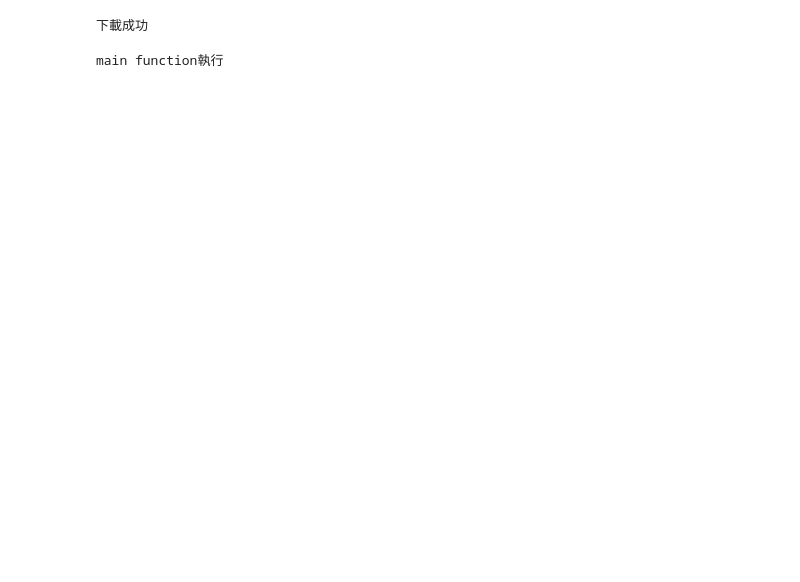
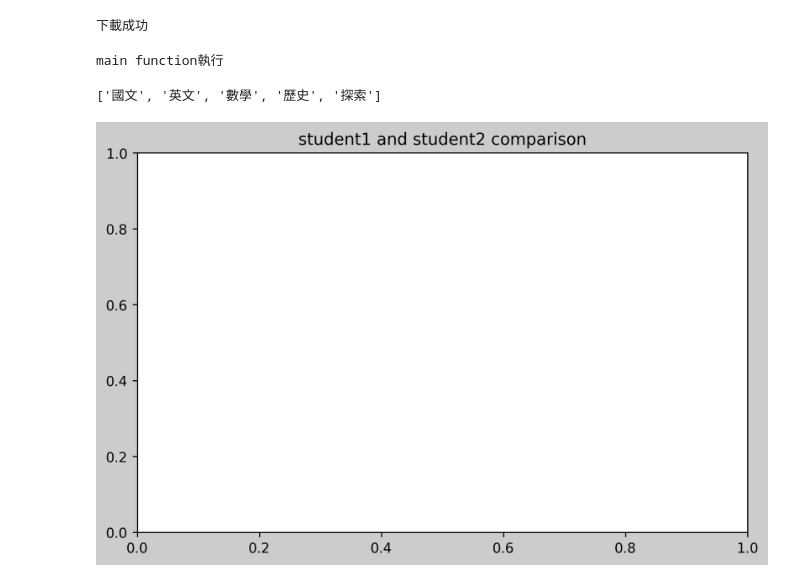
Before and after one commit to jinjin04280428/jin, a Jupyter notebook: a.ipynb, the cells around one changed output. Saved outputs shown, nothing was run; the diff lists cells and outputs as text; code cells hidden in the pictures; blank space fills up the shorter version.

```diff
--- a/a.ipynb
+++ b/a.ipynb
@@ -241,0 +248,37 @@ import matplotlib.pyplot as plt
+# %%
+import matplotlib.pyplot as plt
+from matplotlib.font_manager import FontProperties
+font=FontProperties(fname='/usr/share/fonts/truetype/dejavu/DejaVuSans.ttf',size=8)
+font1=FontProperties(fname='/usr/share/fonts/truetype/dejavu/DejaVuSans.ttf',size=12)
+#window font=FontProperties(fname=r'c:\windows\fonts\simsun.ttc',size=8)
+
+student1 = {'國文':78, '英文':80, '數學':92, '歷史':75, '探索':85}
+student2 = {'國文':90, '英文':75, '數學':98, '歷史':65, '探索':75}
+
+subjects =list(student1.keys())
+value1 =list(student1.values())
+value2 = list(student2.values())
+
+subjects
+# %% [output]
+['國文', '英文', '數學', '歷史', '探索']
+# %%
+import matplotlib.pyplot as plt
+from matplotlib.font_manager import FontProperties
+#font=FontProperties(fname='/usr/share/fonts/truetype/dejavu/DejaVuSans.ttf',size=8)
+#font1=FontProperties(fname='/usr/share/fonts/truetype/dejavu/DejaVuSans.ttf',size=12)
+#window font=FontProperties(fname=r'c:\windows\fonts\simsun.ttc',size=8)
+
+student1 = {'chinese':78, 'english':80, 'math':92, 'history':75, 'discover':85}
+student2 = {'chinese':90, 'english':75, 'math':98, 'history':65, 'discover':75}
+
+subjects =list(student1.keys())
+value1 =list(student1.values())
+value2 = list(student2.values())
+
+fig = plt.figure(figsize=(8,5), dpi=250, facecolor="#cccccc")
+ax = fig.add_subplot(1,1,1)
+ax.set_title("student1 and student2 comparison")
+plt.show()
+# %% [output]
+[figure, added]
```
Also changed, not shown: parts of 5 cells of this notebook, 2 other files.
